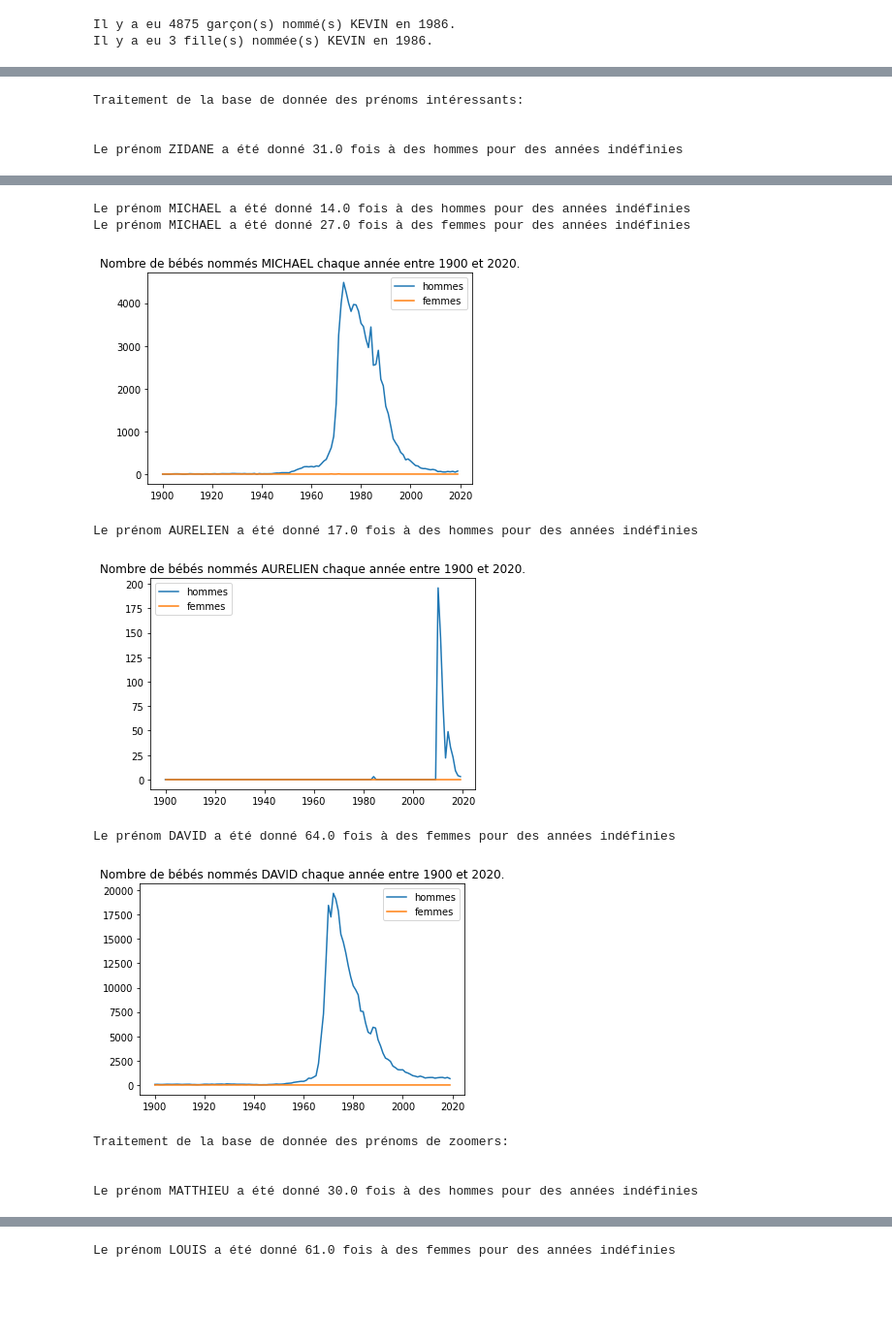
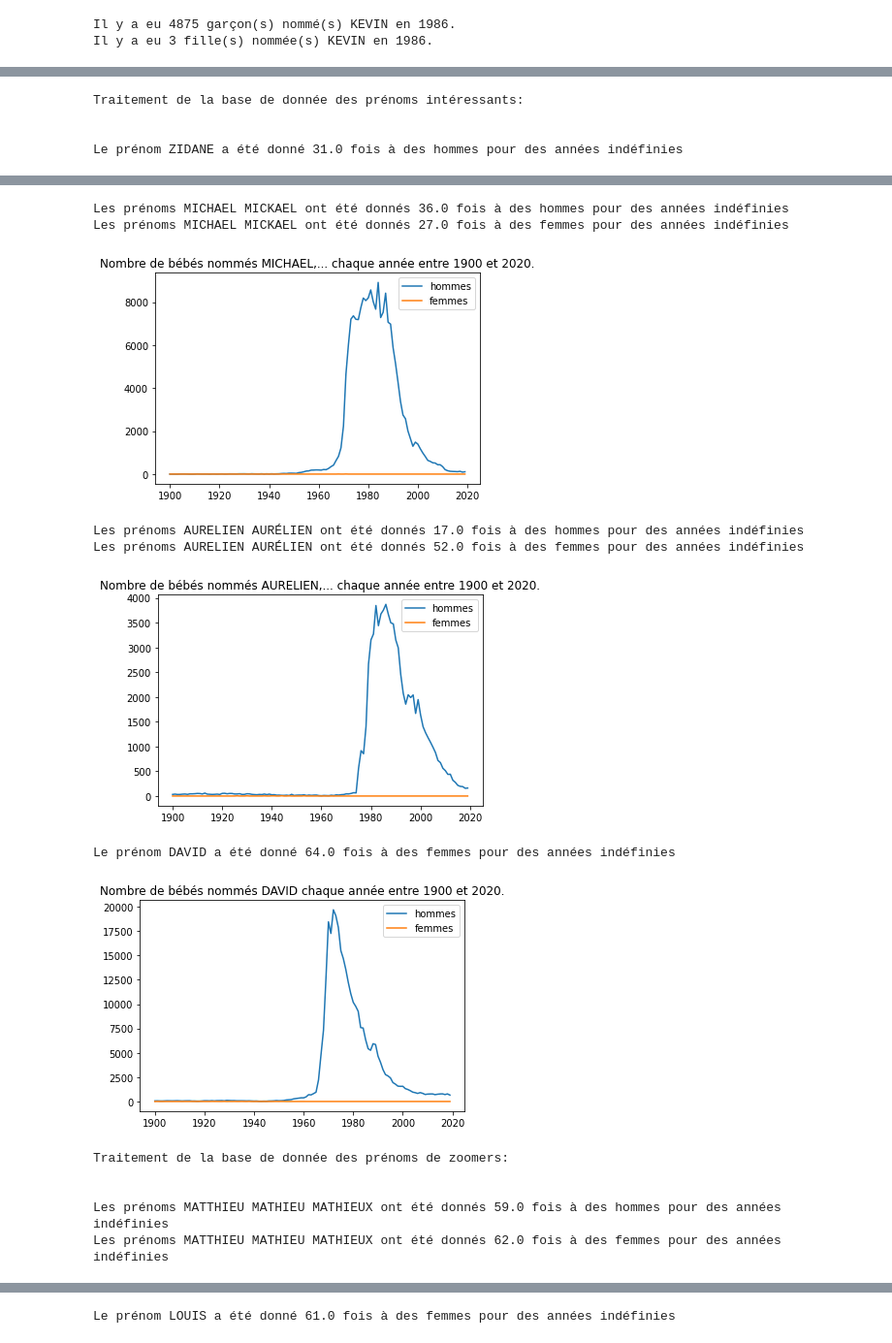
Before and after one commit to MatthieuRodet/ProjetStatistique, a Jupyter notebook: Projet.ipynb, the cells around one changed output, grey strips where cells are left out. Shown at 97% size. Drawn from its saved outputs; the diff is of its cells as text; code cells hidden in the pictures; blank space fills up the shorter version.

Commit message:
ajout prénoms, stats en pourcentage

```diff
--- a/Projet.ipynb
+++ b/Projet.ipynb
@@ -113,39 +127,41 @@ Le prénom MANON a été donné 19.0 fois à des femmes pour des années indéfi
 # %%
 # Prénoms intéressants : Zidane
 # Prénoms de Zoomers : Matthieu, Manon, Enzo, Quentin
 # Prénoms de Boomers : Jean
 # Prénoms de nouveau à la mode : Louis
 # Crying names : Isseïnie
-interesting = ["ZIDANE", "MICHAEL", "AURELIEN", "DAVID"]
-zoomers = ["MATTHIEU", "MANON", "ENZO", "QUENTIN"]
-boomers = ["JEAN", "JACQUES"]
-fashionAgain = ["LOUIS"]
-lonely = ["ISSEINIE", "PHILEMON", "LUDMILA"]
-dictateurs = ["ADOLF", "JOSEPH"]
+interesting = [["ZIDANE"], ["MICHAEL", "MICKAEL"], ["AURELIEN", "AURÉLIEN"], ["DAVID"]]
+zoomers = [["MATTHIEU", "MATHIEU", "MATHIEUX"],  ["MANON"], ["ENZO"], ["QUENTIN"]]
+grandsparents = [["JEAN"], ["JACQUES"]]
+fashionAgain = [["LOUIS"], ["LOUISE", "LOUISON"], ["ALICE"], ["JULES"]]
+lonely = [["ISSEINIE"], ["PHILEMON", "PHILÉMON"], ["LUDMILA"], ["_PRENOMS_RARES"]]
+dictateurs = [["ADOLF"], ["JOSEPH"]]
 
-databases = [interesting, zoomers, boomers, fashionAgain, lonely, dictateurs]
-databasesNames = ["intéressants", "de zoomers", "de boomers", "à nouveau à la mode", "des gens uniques", "des méchants"]
+databases = [interesting, zoomers, grandsparents, fashionAgain, lonely, dictateurs]
+databasesNames = ["intéressants", "de zoomers", "de la génération des grands-parents", "à nouveau à la mode", "des gens uniques", "des méchants"]
 for i in range(len(databases)) :
     print("Traitement de la base de donnée des prénoms " + databasesNames[i] + ":\n\n")
     for prenom in databases[i] :
-        plotNumberByYear(prenoms, [prenom])
+        plotNumberByYear(prenoms, prenom)
         plt.show()
         print("\n")
     print("\n\n")
 # %% [output]
 Traitement de la base de donnée des prénoms intéressants:
 
 
 Le prénom ZIDANE a été donné 31.0 fois à des hommes pour des années indéfinies
 [figure]
-Le prénom MICHAEL a été donné 14.0 fois à des hommes pour des années indéfinies
-Le prénom MICHAEL a été donné 27.0 fois à des femmes pour des années indéfinies
+Les prénoms MICHAEL MICKAEL ont été donnés 36.0 fois à des hommes pour des années indéfinies
+Les prénoms MICHAEL MICKAEL ont été donnés 27.0 fois à des femmes pour des années indéfinies
-[figure, old version]
+[figure, new version]
-Le prénom AURELIEN a été donné 17.0 fois à des hommes pour des années indéfinies
+Les prénoms AURELIEN AURÉLIEN ont été donnés 17.0 fois à des hommes pour des années indéfinies
+Les prénoms AURELIEN AURÉLIEN ont été donnés 52.0 fois à des femmes pour des années indéfinies
-[figure, old version]
+[figure, new version]
 Le prénom DAVID a été donné 64.0 fois à des femmes pour des années indéfinies
 [figure]
 Traitement de la base de donnée des prénoms de zoomers:
 
 
-Le prénom MATTHIEU a été donné 30.0 fois à des hommes pour des années indéfinies
+Les prénoms MATTHIEU MATHIEU MATHIEUX ont été donnés 59.0 fois à des hommes pour des années indéfinies
+Les prénoms MATTHIEU MATHIEU MATHIEUX ont été donnés 62.0 fois à des femmes pour des années indéfinies
```
Also changed, not shown: parts of 3 cells of this notebook, 1 other file.
